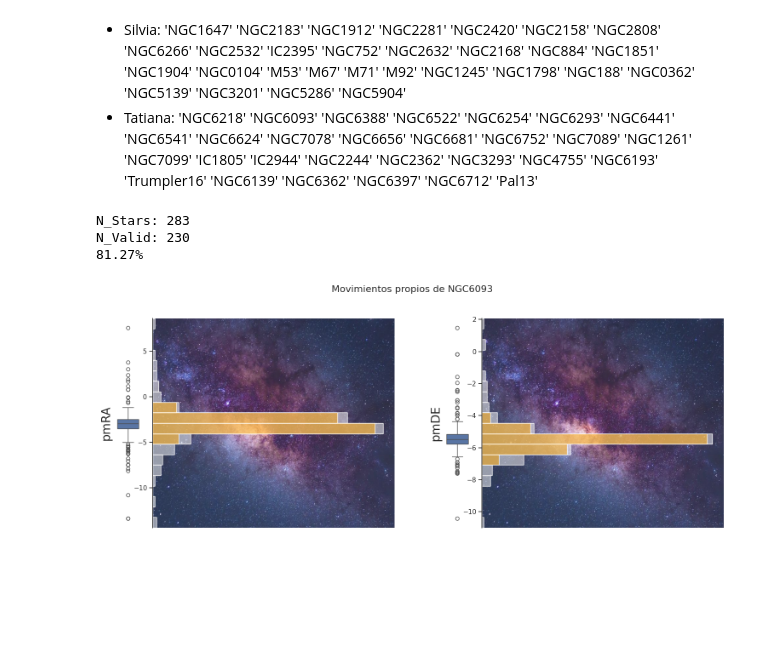
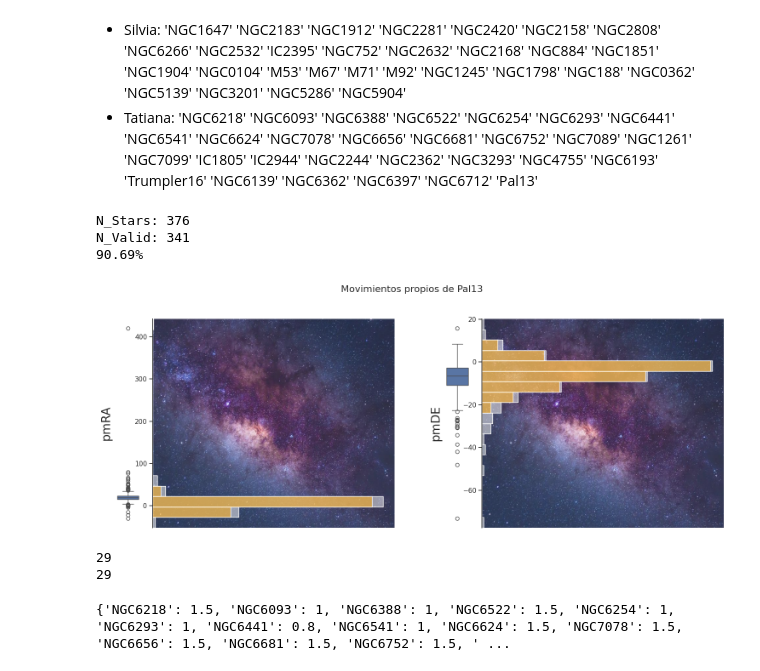
Before and after one commit to TatianaCC/STARS_FinalProject, a Jupyter notebook: src/tati.ipynb, the cells around one changed output. Drawn from its saved outputs; the diff is of its cells as text; code cells hidden in the pictures; blank space fills up the shorter version.

```diff
--- a/src/tati.ipynb
+++ b/src/tati.ipynb
@@ -31,11 +31,12 @@ keys = ['NGC6218', 'NGC6093', 'NGC6388', 'NGC6522','NGC6254', 'NGC6293', 'NGC644
 
 dic={}
 # %%
-n = 1
-k = 1
+n = 28
+k = 1.5
 valid = pm_analysis(k, keys[n])
+dic[keys[n]]=k
 # %% [output]
-N_Stars: 283
-N_Valid: 230
-81.27%
+N_Stars: 376
+N_Valid: 341
+90.69%
-[figure, old version]
+[figure, new version]
@@ -43,0 +43,10 @@ dic[keys[n]]=k
+# %%
+print(len(dic))
+print(len(keys))
+# %% [output]
+29
+29
+# %%
+print(dic)
+# %% [output]
+{'NGC6218': 1.5, 'NGC6093': 1, 'NGC6388': 1, 'NGC6522': 1.5, 'NGC6254': 1, 'NGC6293': 1, 'NGC6441': 0.8, 'NGC6541': 1, 'NGC6624': 1.5, 'NGC7078': 1.5, 'NGC6656': 1.5, 'NGC6681': 1.5, 'NGC6752': 1.5, ' ...
```
Also changed, not shown: parts of 2 cells of this notebook, 2 other files.
